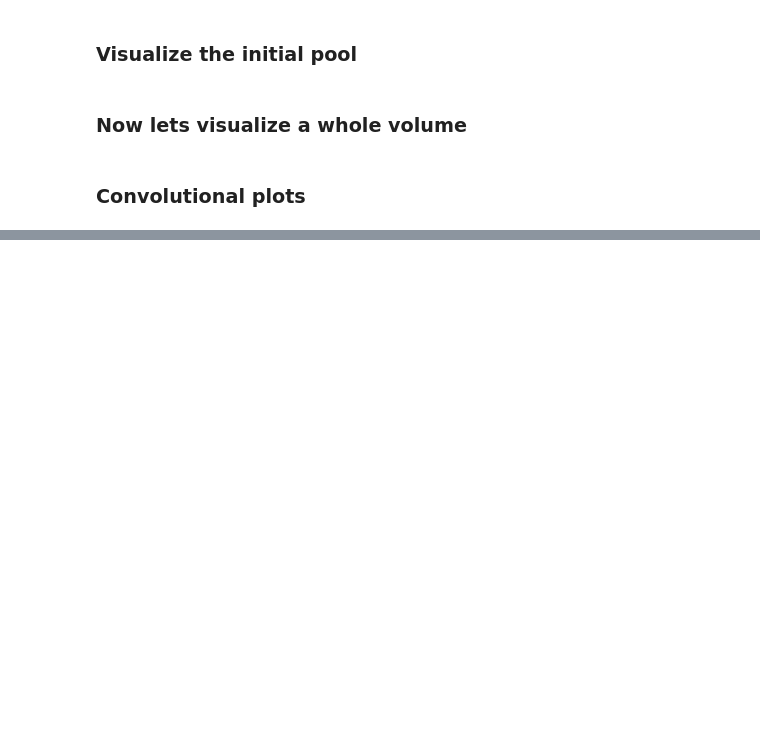
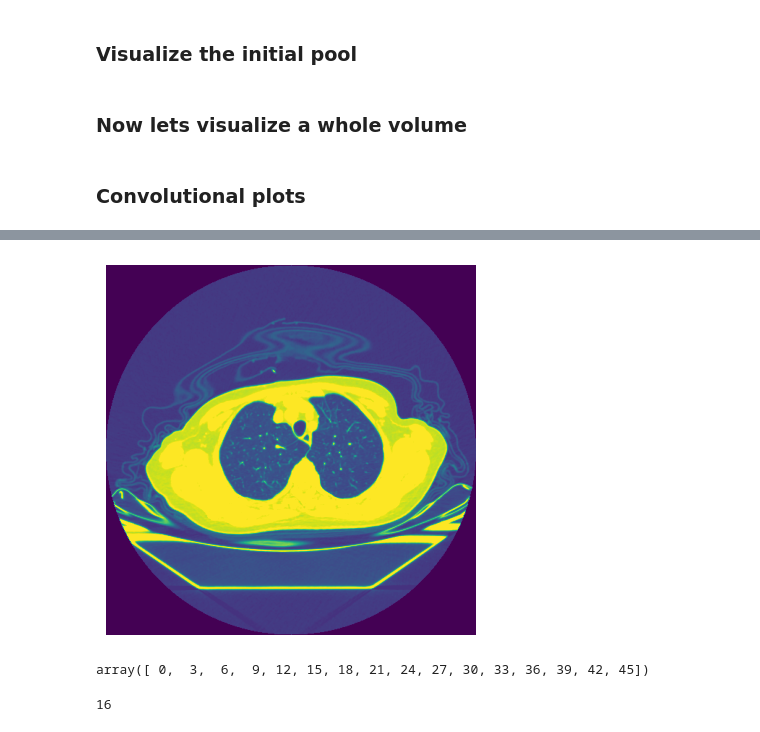
Before and after one commit to BastianSpatz/Deep-Bayesian-Active-Learning-for-Covid-19, a Jupyter notebook: notebooks/visualization.ipynb, the cells around one changed output, grey strips where cells are left out. Saved outputs shown, nothing was run; the diff lists cells and outputs as text; code cells hidden in the pictures; blank space fills up the shorter version.

```diff
--- a/notebooks/visualization.ipynb
+++ b/notebooks/visualization.ipynb
@@ -397,0 +409,6 @@ Epoch [10/10], Loss: 0.023153593480587004, Accuracy: 0.3240000009536743
+# %%
+img = Image.open("C:/Users/Bastian/Documents/Master Mathematik/MasterArbeit/Deep Bayesian Active Learning for Covid-19 Diagnosis/TUM-THESIS/graphics/lung_scan.png")
+# %%
+img
+# %% [output]
+[figure, added]
@@ -397,0 +419,5 @@ Epoch [10/10], Loss: 0.023153593480587004, Accuracy: 0.3240000009536743
+# %%
+i = np.arange(0, 47, 3)
+i
+# %% [output]
+array([ 0,  3,  6,  9, 12, 15, 18, 21, 24, 27, 30, 33, 36, 39, 42, 45])
@@ -397,0 +426,4 @@ Epoch [10/10], Loss: 0.023153593480587004, Accuracy: 0.3240000009536743
+# %%
+len(np.arange(0, 47, 3))
+# %% [output]
+16
```
Also changed, not shown: parts of 33 cells of this notebook, 5 other files.
